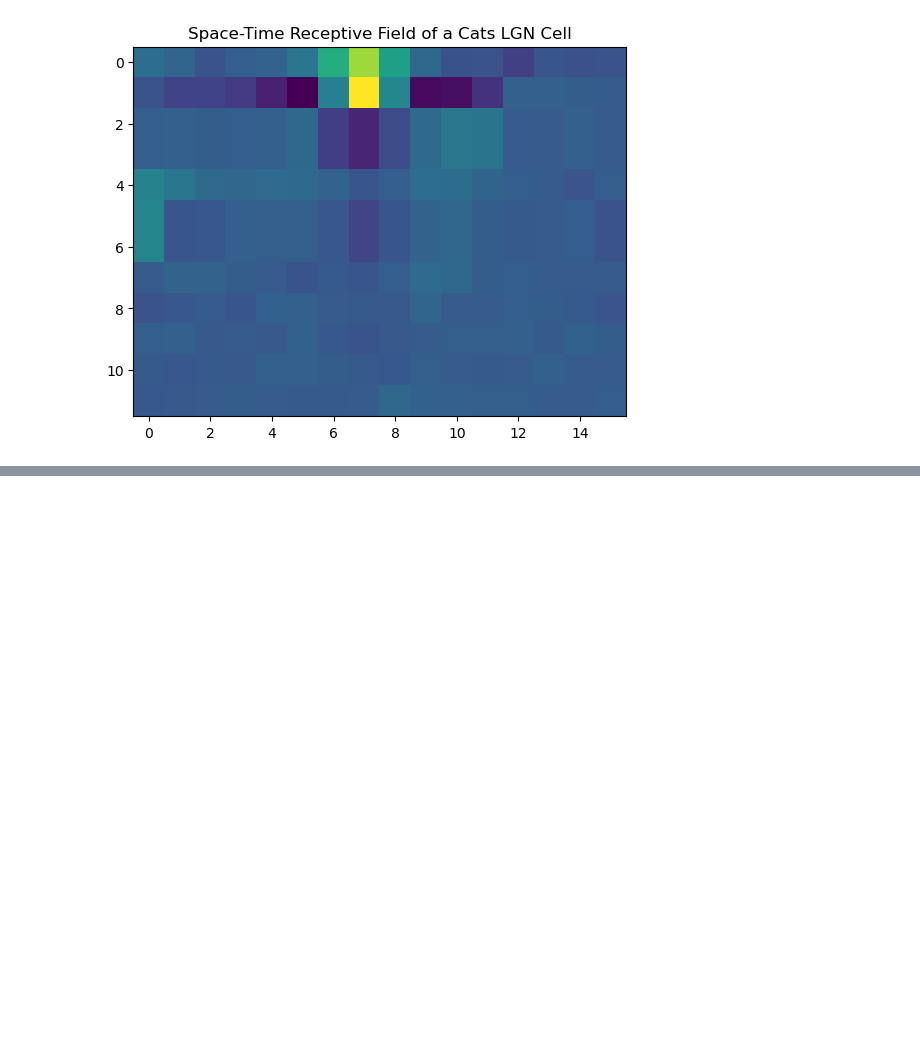
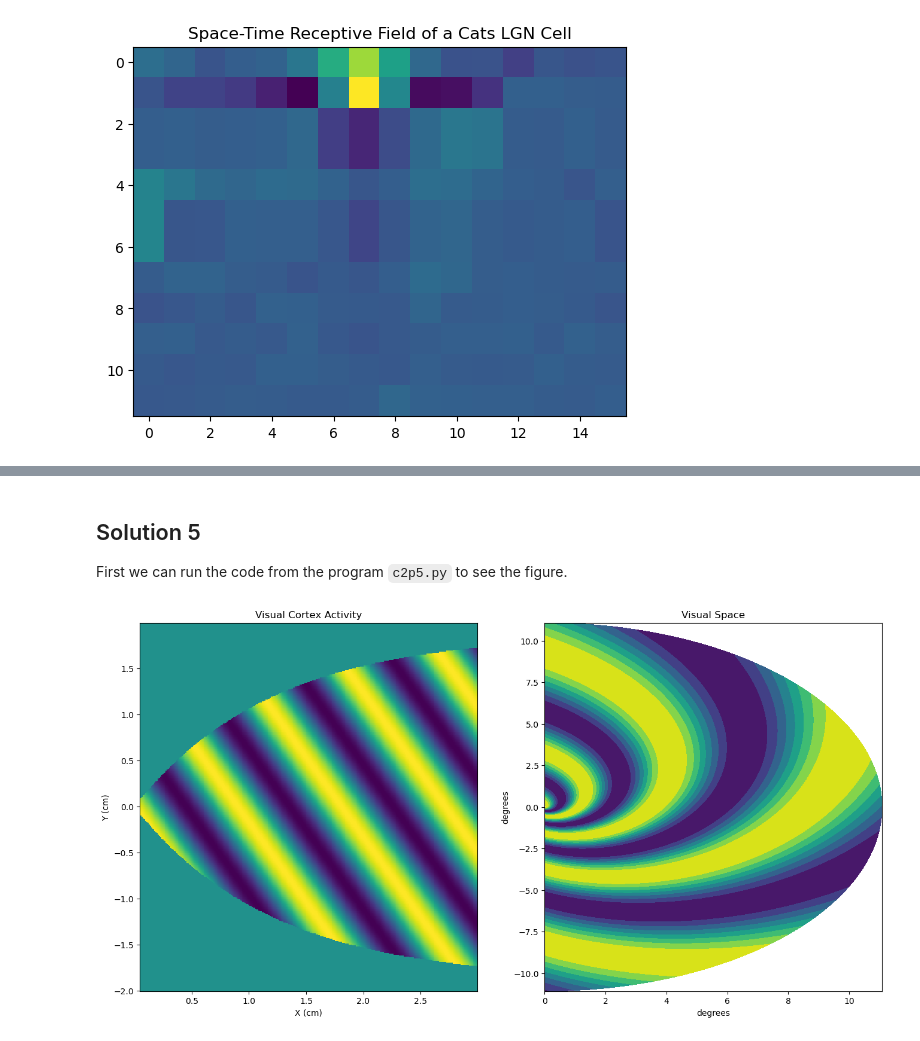
Before and after one commit to JKilgallen/theoretical_neuroscience, a Jupyter notebook: exercises/c2.ipynb, the cells around one changed output, grey strips where cells are left out. Drawn from its saved outputs; the diff is of its cells as text; code cells hidden in the pictures; blank space fills up the shorter version.

Commit message:
Added solution to exercise 5.

```diff
--- a/exercises/c2.ipynb
+++ b/exercises/c2.ipynb
@@ -523,0 +533,30 @@ plt.title("Space-Time Receptive Field of a Cats LGN Cell");
+# %% [markdown]
+## Solution 5
+First we can run the code from the program `c2p5.py` to see the figure.
+# %%
+lam=1.2
+ep0=1
+X, Y = np.meshgrid(np.arange(0.05, 3, 0.01), np.arange(-2,2, 0.01))
+
+ep=ep0*(np.exp(X/lam)-1)
+a=-(180*(ep0+ep)*Y)/(lam*ep*np.pi)
+a=a*(abs(a)<90)+90*(a>=90) - 90*(a<=-90)
+
+K=8
+Theta=np.pi/6
+Phi=0
+s=np.cos(K*X*np.cos(Theta)+K*Y*np.sin(Theta)-Phi)
+fig, axs = plt.subplots(1,2)
+fig.set_figwidth(16)
+fig.set_figheight(8)
+
+axs[0].pcolor(X[0,:], Y[:, 0], s*(abs(a) < 90))
+axs[0].set_title("Visual Cortex Activity")
+axs[0].set_xlabel("X (cm)")
+axs[0].set_ylabel("Y (cm)")
+axs[1].contourf(ep*np.cos(a*2*np.pi/360),ep*np.sin(a*2*np.pi/360),s)
+axs[1].set_title("Visual Space")
+axs[1].set_xlabel("degrees")
+axs[1].set_ylabel("degrees");
+# %% [output]
+[figure, added]
```
Also changed, not shown: parts of 6 cells of this notebook.
